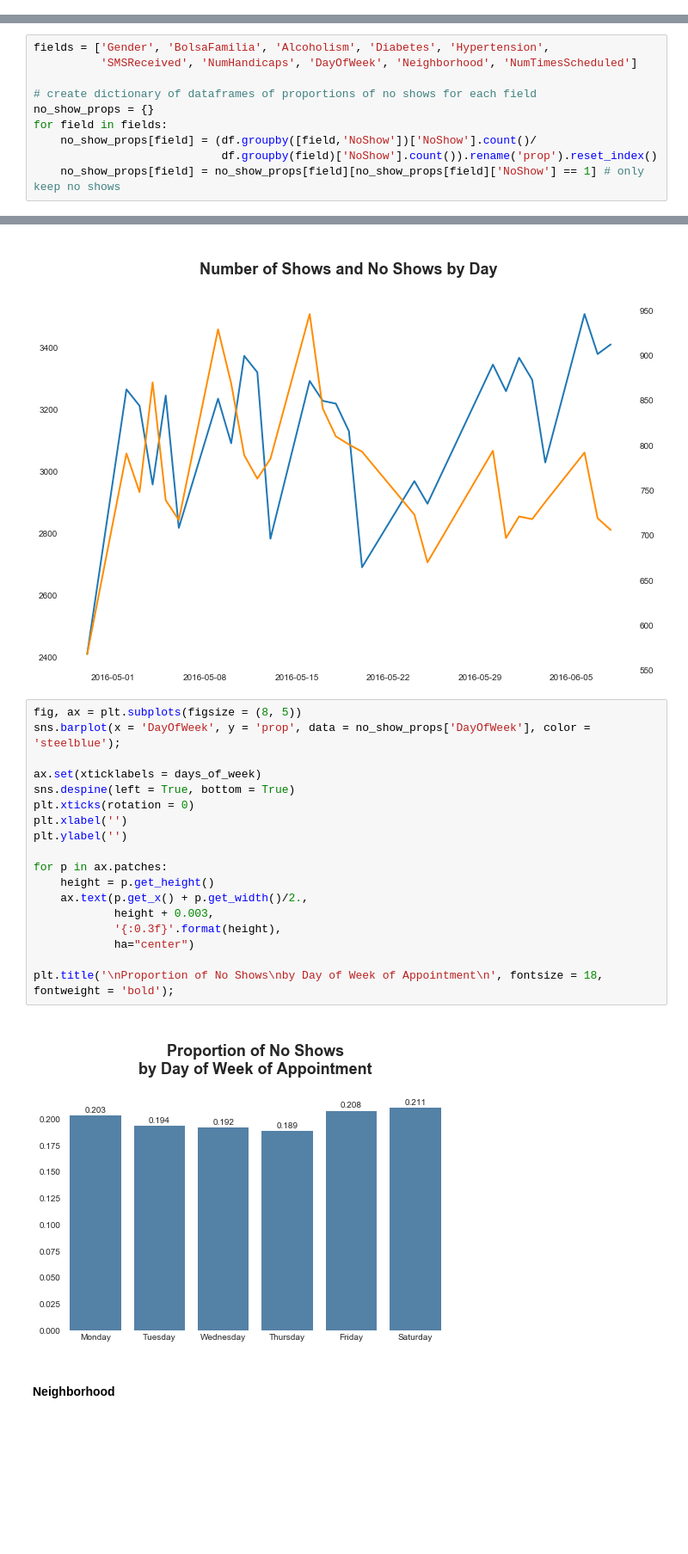
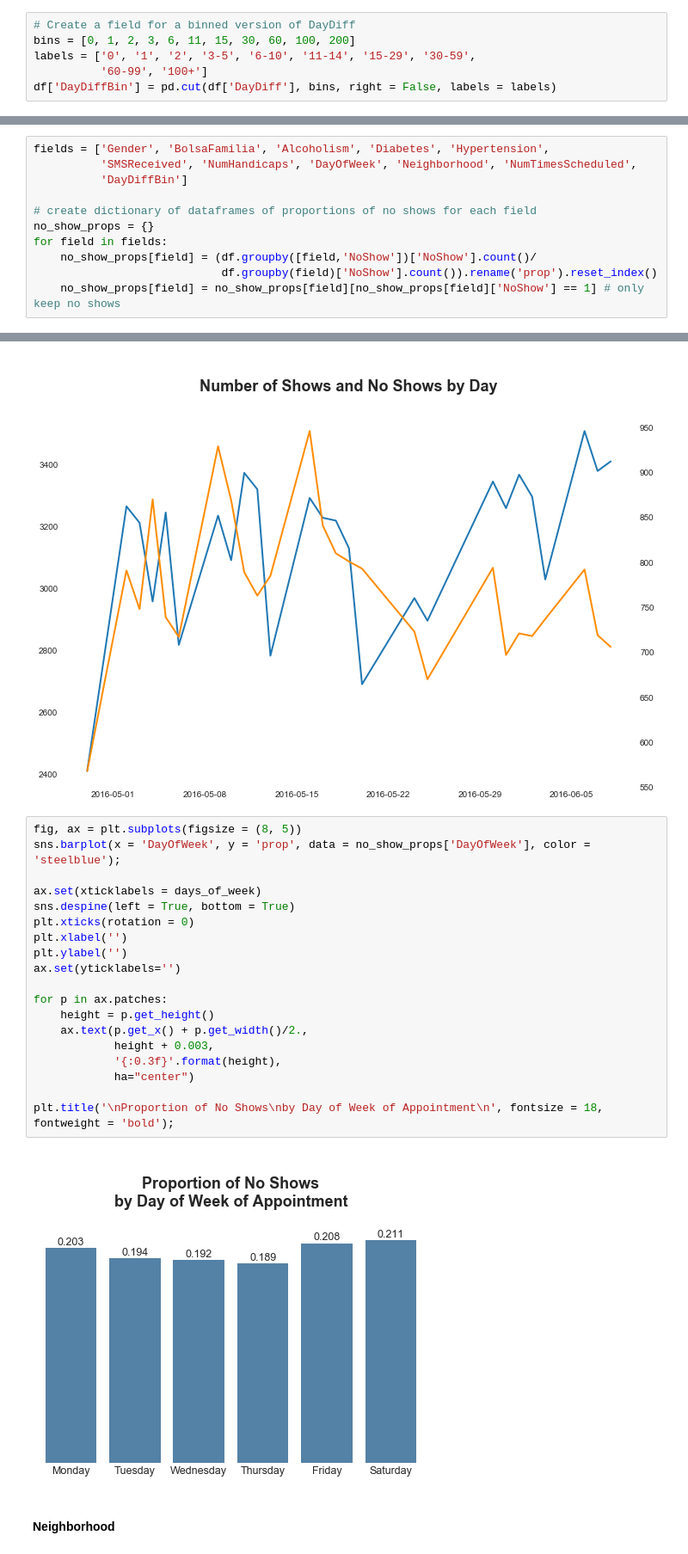
Before and after one commit to jaclynrich/appt-no-show, a Jupyter notebook: appt-no-show.ipynb, the cells around one changed output, grey strips where cells are left out. Shown at 86% size. Drawn from its saved outputs; the diff is of its cells as text; blank space fills up the shorter version.

Commit message:
feat: add binned day diff field and plots by attendance

```diff
--- a/appt-no-show.ipynb
+++ b/appt-no-show.ipynb
@@ -1111,0 +1140,6 @@ df['DayDiff'].describe()
+# %%
+# Create a field for a binned version of DayDiff
+bins = [0, 1, 2, 3, 6, 11, 15, 30, 60, 100, 200]
+labels = ['0', '1', '2', '3-5', '6-10', '11-14', '15-29', '30-59',
+          '60-99', '100+']
+df['DayDiffBin'] = pd.cut(df['DayDiff'], bins, right = False, labels = labels)
@@ -1352,7 +1414,8 @@ plt.show()
 [figure]
 # %%
 fields = ['Gender', 'BolsaFamilia', 'Alcoholism', 'Diabetes', 'Hypertension',
-          'SMSReceived', 'NumHandicaps', 'DayOfWeek', 'Neighborhood', 'NumTimesScheduled']
+          'SMSReceived', 'NumHandicaps', 'DayOfWeek', 'Neighborhood', 'NumTimesScheduled',
+          'DayDiffBin']
 
 # create dictionary of dataframes of proportions of no shows for each field
 no_show_props = {}
@@ -1457,23 +1520,24 @@ plt.xlabel('');
 # %%
 fig, ax = plt.subplots(figsize = (8, 5))
 sns.barplot(x = 'DayOfWeek', y = 'prop', data = no_show_props['DayOfWeek'], color = 'steelblue');
 
 ax.set(xticklabels = days_of_week)
 sns.despine(left = True, bottom = True)
 plt.xticks(rotation = 0)
 plt.xlabel('')
 plt.ylabel('')
+ax.set(yticklabels='')
 
 for p in ax.patches:
     height = p.get_height()
     ax.text(p.get_x() + p.get_width()/2.,
             height + 0.003,
             '{:0.3f}'.format(height),
             ha="center")
 
 plt.title('\nProportion of No Shows\nby Day of Week of Appointment\n', fontsize = 18, fontweight = 'bold');
 # %% [output]
-[figure, old version]
+[figure, new version]
 # %% [markdown]
 #### Neighborhood
 # %%
```
Also changed, not shown: parts of 14 cells of this notebook.
